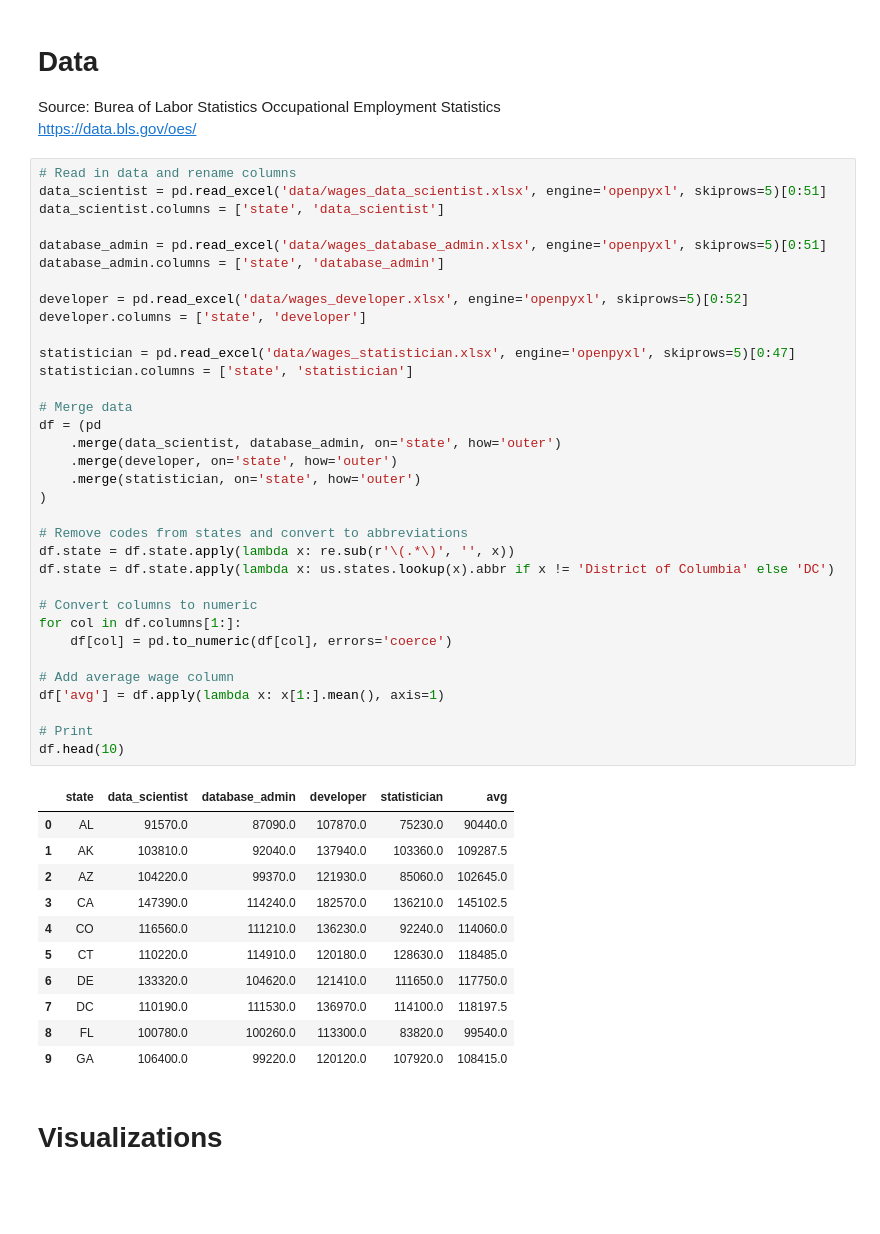
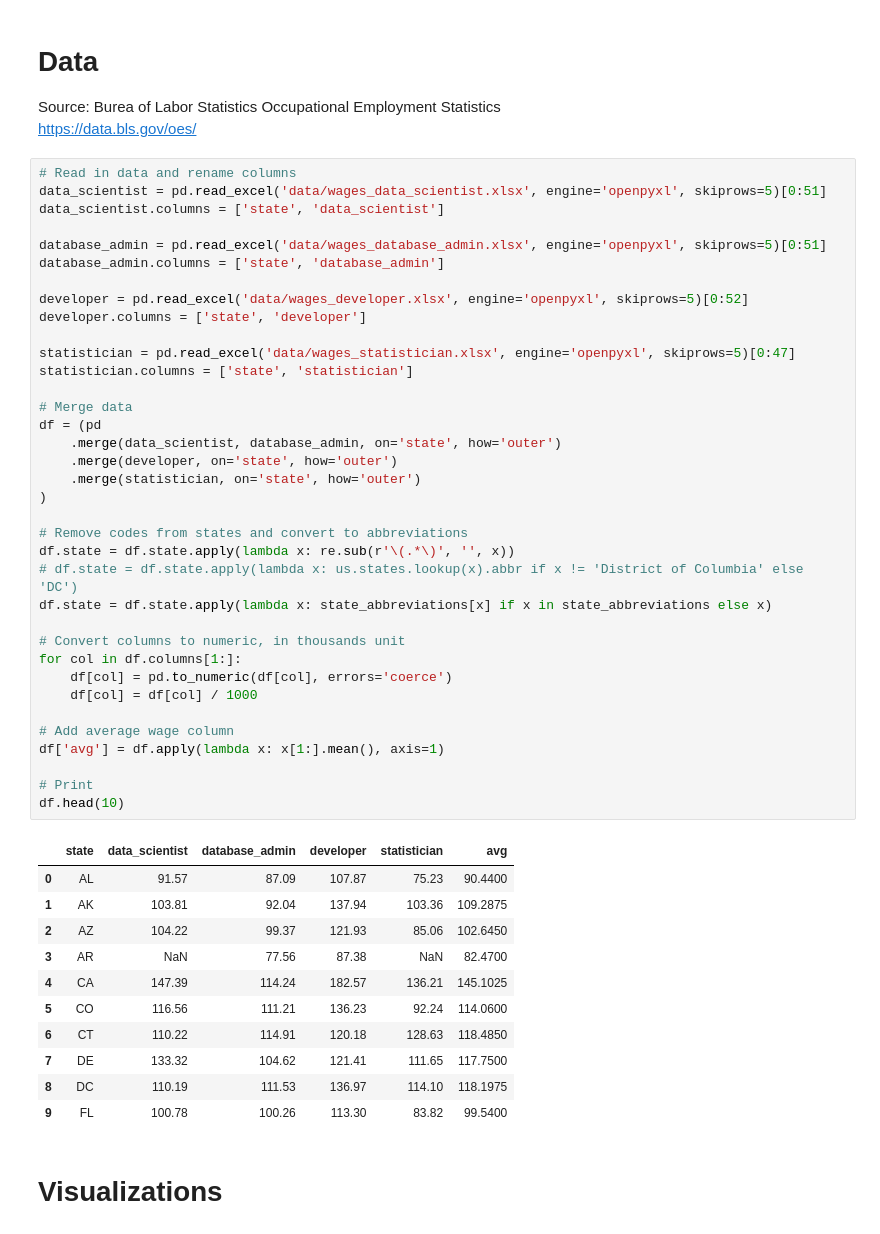
Before and after one commit to kac624/cuny, a Jupyter notebook: D608/story4_KeithC_script.ipynb, the cells around one changed output. Drawn from its saved outputs; the diff is of its cells as text; blank space fills up the shorter version.

```diff
--- a/D608/story4_KeithC_script.ipynb
+++ b/D608/story4_KeithC_script.ipynb
@@ -21,45 +23,47 @@ data_scientist.columns = ['state', 'data_scientist']
 
 database_admin = pd.read_excel('data/wages_database_admin.xlsx', engine='openpyxl', skiprows=5)[0:51]
 database_admin.columns = ['state', 'database_admin']
 
 developer = pd.read_excel('data/wages_developer.xlsx', engine='openpyxl', skiprows=5)[0:52]
 developer.columns = ['state', 'developer']
 
 statistician = pd.read_excel('data/wages_statistician.xlsx', engine='openpyxl', skiprows=5)[0:47]
 statistician.columns = ['state', 'statistician']
 
 # Merge data
 df = (pd
     .merge(data_scientist, database_admin, on='state', how='outer')
     .merge(developer, on='state', how='outer')
     .merge(statistician, on='state', how='outer')
 )
 
 # Remove codes from states and convert to abbreviations
 df.state = df.state.apply(lambda x: re.sub(r'\(.*\)', '', x))
-df.state = df.state.apply(lambda x: us.states.lookup(x).abbr if x != 'District of Columbia' else 'DC')
+# df.state = df.state.apply(lambda x: us.states.lookup(x).abbr if x != 'District of Columbia' else 'DC')
+df.state = df.state.apply(lambda x: state_abbreviations[x] if x in state_abbreviations else x)
 
-# Convert columns to numeric
+# Convert columns to numeric, in thousands unit
 for col in df.columns[1:]:
     df[col] = pd.to_numeric(df[col], errors='coerce')
+    df[col] = df[col] / 1000
 
 # Add average wage column
 df['avg'] = df.apply(lambda x: x[1:].mean(), axis=1)
 
 # Print
 df.head(10)
 # %% [output]
 |  | state | data_scientist | database_admin | developer | statistician | avg |
-| 0 | AL | 91570.0 | 87090.0 | 107870.0 | 75230.0 | 90440.0 |
-| 1 | AK | 103810.0 | 92040.0 | 137940.0 | 103360.0 | 109287.5 |
-| 2 | AZ | 104220.0 | 99370.0 | 121930.0 | 85060.0 | 102645.0 |
-| 3 | CA | 147390.0 | 114240.0 | 182570.0 | 136210.0 | 145102.5 |
-| 4 | CO | 116560.0 | 111210.0 | 136230.0 | 92240.0 | 114060.0 |
-| 5 | CT | 110220.0 | 114910.0 | 120180.0 | 128630.0 | 118485.0 |
-| 6 | DE | 133320.0 | 104620.0 | 121410.0 | 111650.0 | 117750.0 |
-| 7 | DC | 110190.0 | 111530.0 | 136970.0 | 114100.0 | 118197.5 |
-| 8 | FL | 100780.0 | 100260.0 | 113300.0 | 83820.0 | 99540.0 |
-| 9 | GA | 106400.0 | 99220.0 | 120120.0 | 107920.0 | 108415.0 |
+| 0 | AL | 91.57 | 87.09 | 107.87 | 75.23 | 90.4400 |
+| 1 | AK | 103.81 | 92.04 | 137.94 | 103.36 | 109.2875 |
+| 2 | AZ | 104.22 | 99.37 | 121.93 | 85.06 | 102.6450 |
+| 3 | AR | NaN | 77.56 | 87.38 | NaN | 82.4700 |
+| 4 | CA | 147.39 | 114.24 | 182.57 | 136.21 | 145.1025 |
+| 5 | CO | 116.56 | 111.21 | 136.23 | 92.24 | 114.0600 |
+| 6 | CT | 110.22 | 114.91 | 120.18 | 128.63 | 118.4850 |
+| 7 | DE | 133.32 | 104.62 | 121.41 | 111.65 | 117.7500 |
+| 8 | DC | 110.19 | 111.53 | 136.97 | 114.10 | 118.1975 |
+| 9 | FL | 100.78 | 100.26 | 113.30 | 83.82 | 99.5400 |
 # %% [markdown]
 # Visualizations
 # %%
```
Also changed, not shown: parts of 4 cells of this notebook, 3 other files.
